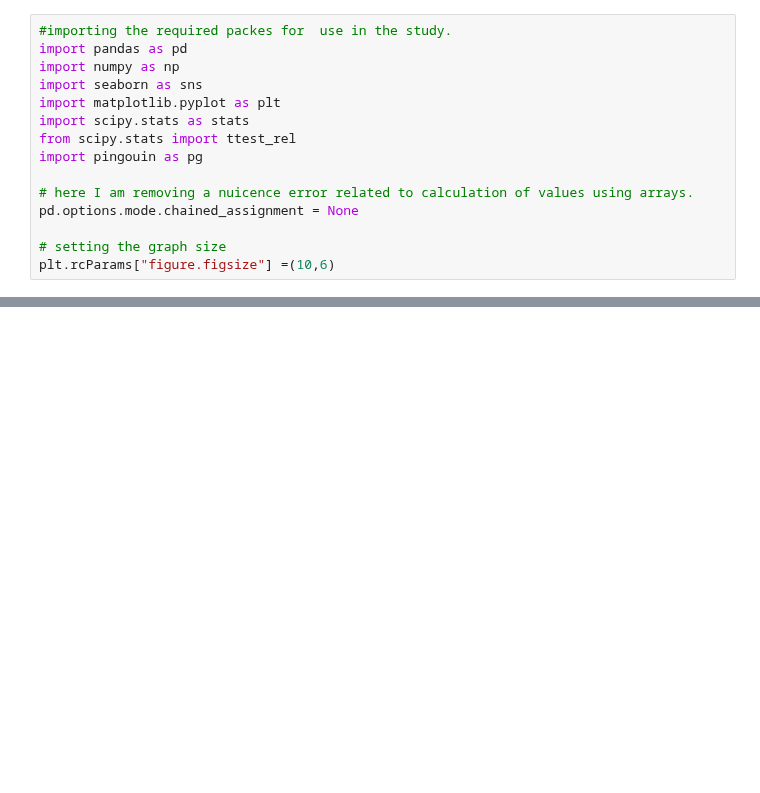
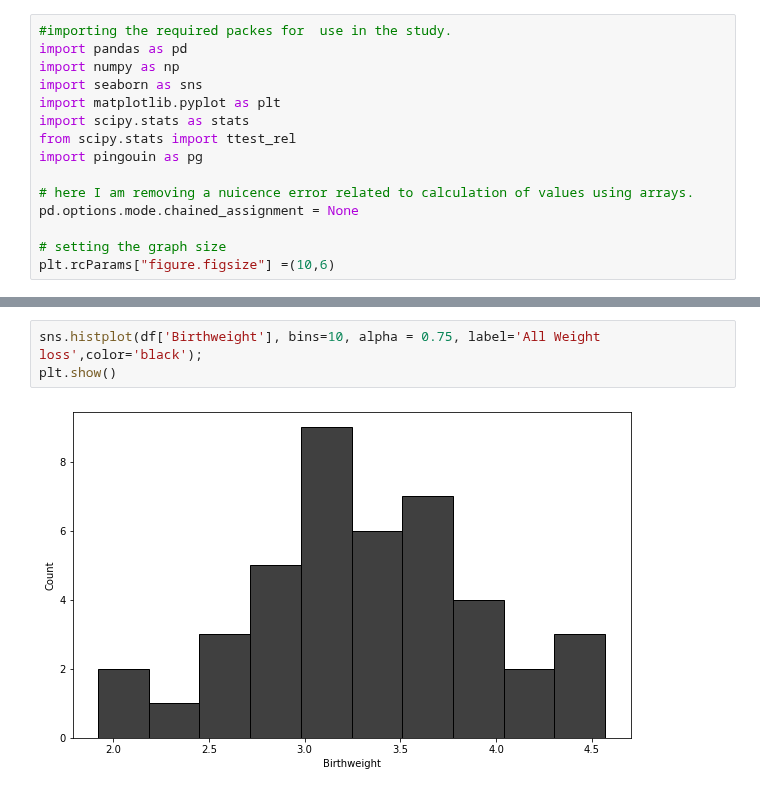
Before and after one commit to Jonathangmit/Machine-learning-and-statistics, a Jupyter notebook: Sheffield stats birth.ipynb, the cells around one changed output, grey strips where cells are left out. Cells and saved outputs as stored; diff of their text form; blank space fills up the shorter version.

```diff
--- a/Sheffield stats birth.ipynb
+++ b/Sheffield stats birth.ipynb
@@ -26,0 +36,5 @@ df.tail()
+# %%
+sns.histplot(df['Birthweight'], bins=10, alpha = 0.75, label='All Weight loss',color='black');
+plt.show()
+# %% [output]
+[figure, added]
```
Also changed, not shown: parts of 5 cells of this notebook, 1 other file.
